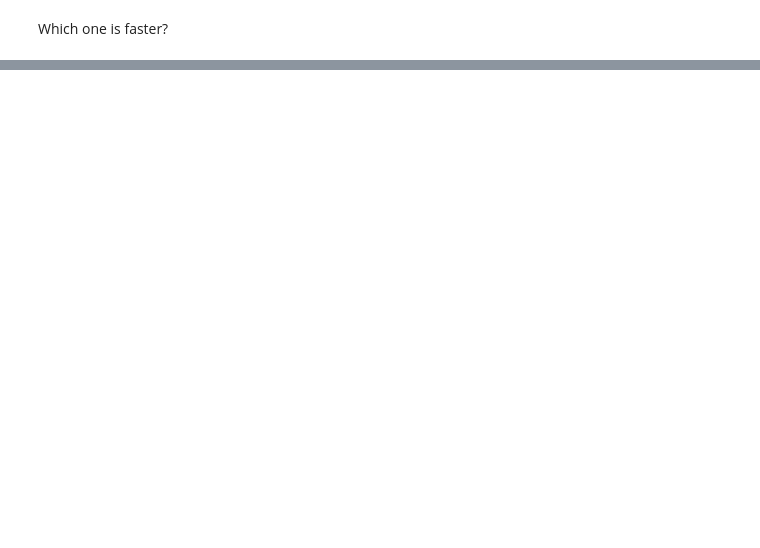
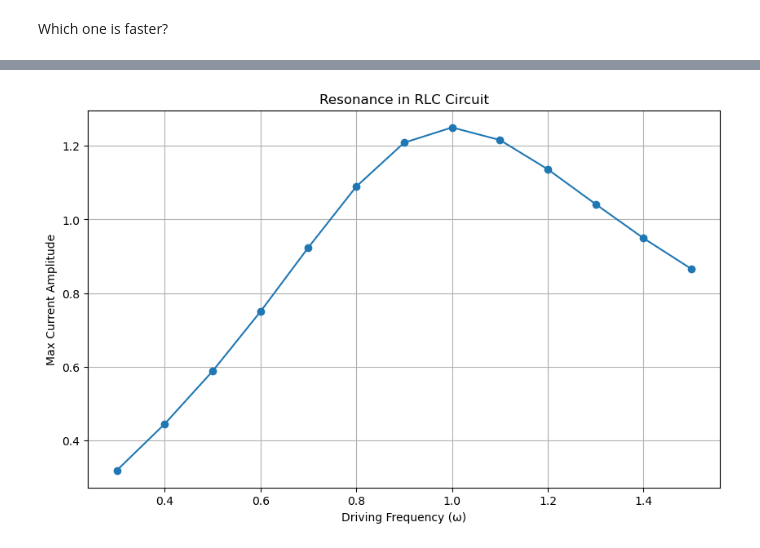
Before and after one commit to yihsunphys/computationalPhysics-113, a Jupyter notebook: project1/project1_demo3.ipynb, the cells around one changed output, grey strips where cells are left out. Drawn from its saved outputs; the diff is of its cells as text; code cells hidden in the pictures; blank space fills up the shorter version.

```diff
--- a/project1/project1_demo3.ipynb
+++ b/project1/project1_demo3.ipynb
@@ -385,0 +509,25 @@ simulate_and_plot(A=1, omega0=1, gamma=1.2, phi=0, label='Case (c): Overdamped')
+# %%
+# drive frequency range
+omega_range = np.arange(0.3, 1.55, 0.1)
+amplitudes = []
+
+# loop over each drive frequency
+for omega in omega_range:
+    sol = mysolver.solve_ivp(rlc_system, t_eval, y0, "RK4", t_eval, args=(R, L, C, E0, omega))
+    current = sol[1]
+
+    # compute the max current amplitude in the steady-state part (t > 40)
+    steady_state_mask = (t_eval > 40)
+    max_amplitude = np.max(np.abs(current[steady_state_mask]))
+    amplitudes.append(max_amplitude)
+
+# plot current amplitude vs driving frequency
+plt.figure(figsize=(10, 6))
+plt.plot(omega_range, amplitudes, marker='o')
+plt.xlabel("Driving Frequency (ω)")
+plt.ylabel("Max Current Amplitude")
+plt.title("Resonance in RLC Circuit")
+plt.grid(True)
+plt.show()
+# %% [output]
+[figure, added]
```
Also changed, not shown: parts of 8 cells of this notebook, 3 other files.
